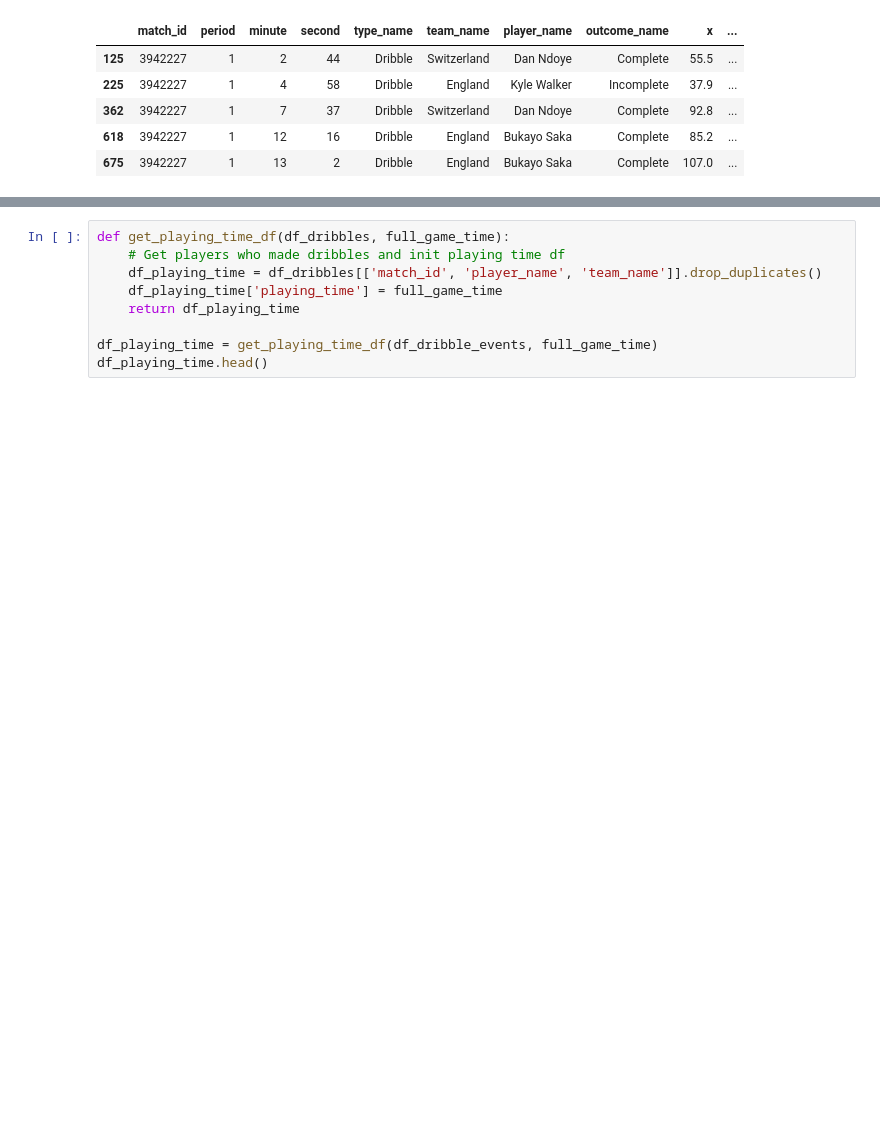
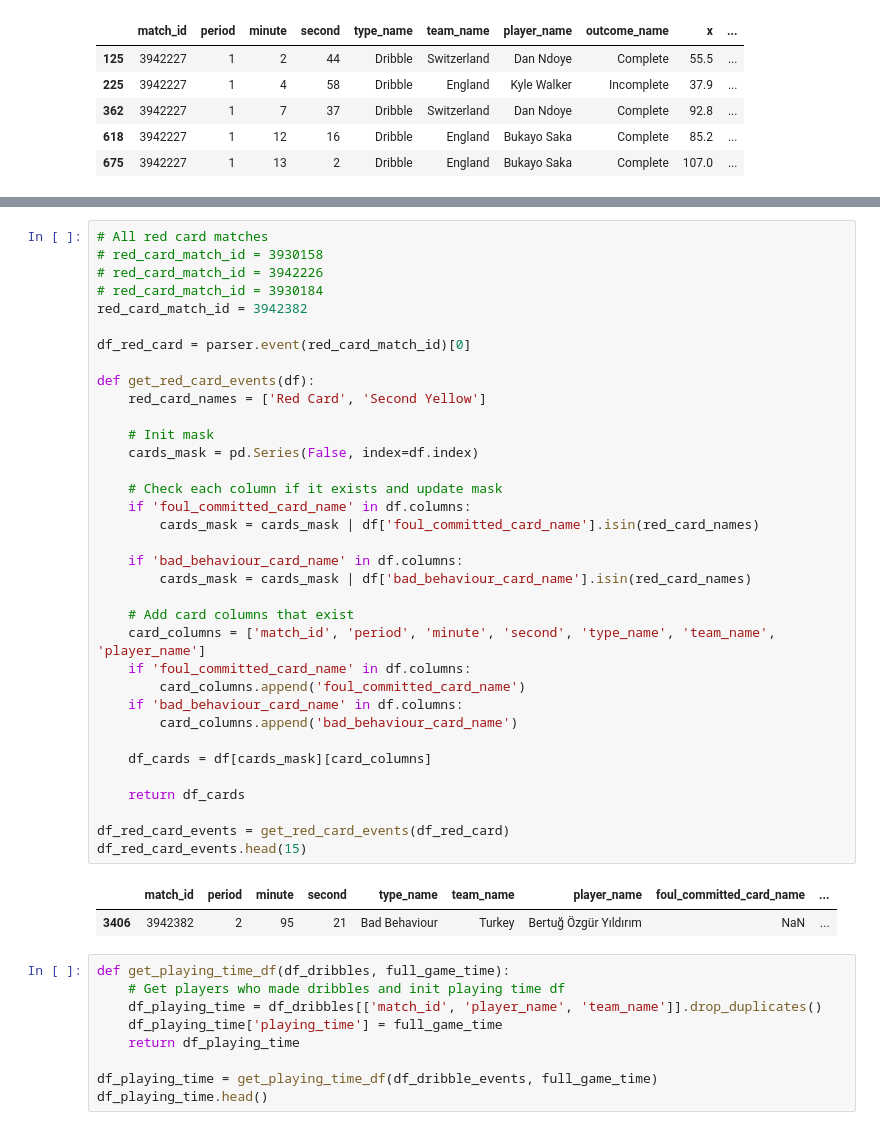
Before and after one commit to MarijnSt/soccermatics-project-1, a Jupyter notebook: per_90.ipynb, the cells around one changed output, grey strips where cells are left out. Saved outputs shown, nothing was run; the diff lists cells and outputs as text; blank space fills up the shorter version.

Commit message:
get red card events

```diff
--- a/per_90.ipynb
+++ b/per_90.ipynb
@@ -122,6 +123,44 @@ df_substitution_events.head(15)
 | 4646 | 3942227 | 4 | 114 | 0 | Substitution | England | Phil Foden | Trent Alexander-Arnold |
 | 4736 | 3942227 | 4 | 117 | 31 | Substitution | Switzerland | Michel Aebischer | Mohamed Zeki Amdouni |
 | 4737 | 3942227 | 4 | 117 | 41 | Substitution | Switzerland | Remo Freuler | Vincent Sierro |
+# %%
+# All red card matches
+# red_card_match_id = 3930158
+# red_card_match_id = 3942226
+# red_card_match_id = 3930184
+red_card_match_id = 3942382
+
+df_red_card = parser.event(red_card_match_id)[0]
+
+def get_red_card_events(df):
+    red_card_names = ['Red Card', 'Second Yellow']
+
+    # Init mask
+    cards_mask = pd.Series(False, index=df.index)
+
+    # Check each column if it exists and update mask
+    if 'foul_committed_card_name' in df.columns:
+        cards_mask = cards_mask | df['foul_committed_card_name'].isin(red_card_names)
+
+    if 'bad_behaviour_card_name' in df.columns:
+        cards_mask = cards_mask | df['bad_behaviour_card_name'].isin(red_card_names)
+
+    # Add card columns that exist
+    card_columns = ['match_id', 'period', 'minute', 'second', 'type_name', 'team_name', 'player_name']
+    if 'foul_committed_card_name' in df.columns:
+        card_columns.append('foul_committed_card_name')
+    if 'bad_behaviour_card_name' in df.columns:
+        card_columns.append('bad_behaviour_card_name')
+
+    df_cards = df[cards_mask][card_columns]
+
+    return df_cards
+
+df_red_card_events = get_red_card_events(df_red_card)
+df_red_card_events.head(15)
+# %% [output]
+|  | match_id | period | minute | second | type_name | team_name | player_name | foul_committed_card_name | ... |
+| 3406 | 3942382 | 2 | 95 | 21 | Bad Behaviour | Turkey | Bertuğ Özgür Yıldırım | NaN | ... |
 # %%
 def get_playing_time_df(df_dribbles, full_game_time):
     # Get players who made dribbles and init playing time df
```
Also changed, not shown: parts of 1 cell of this notebook.
